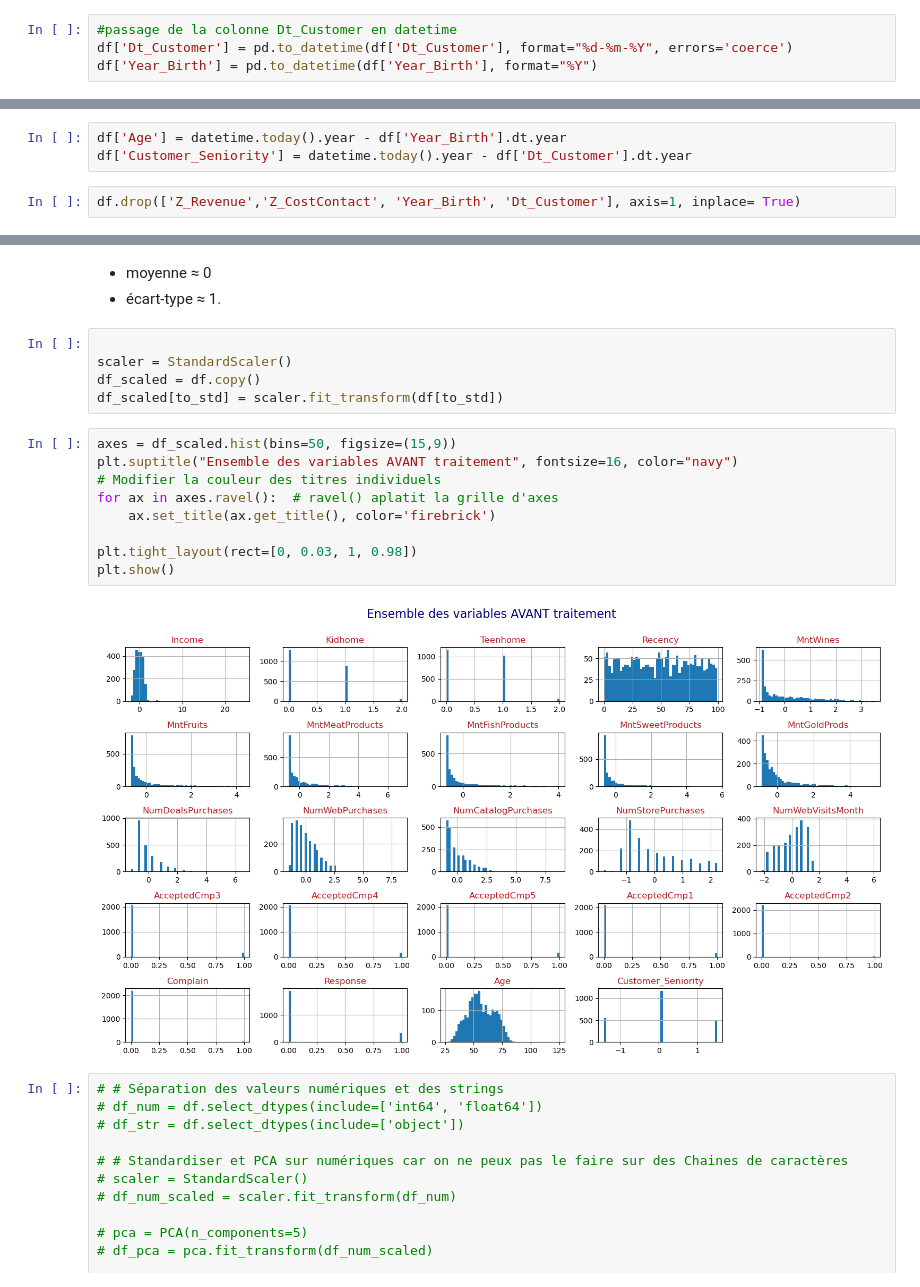
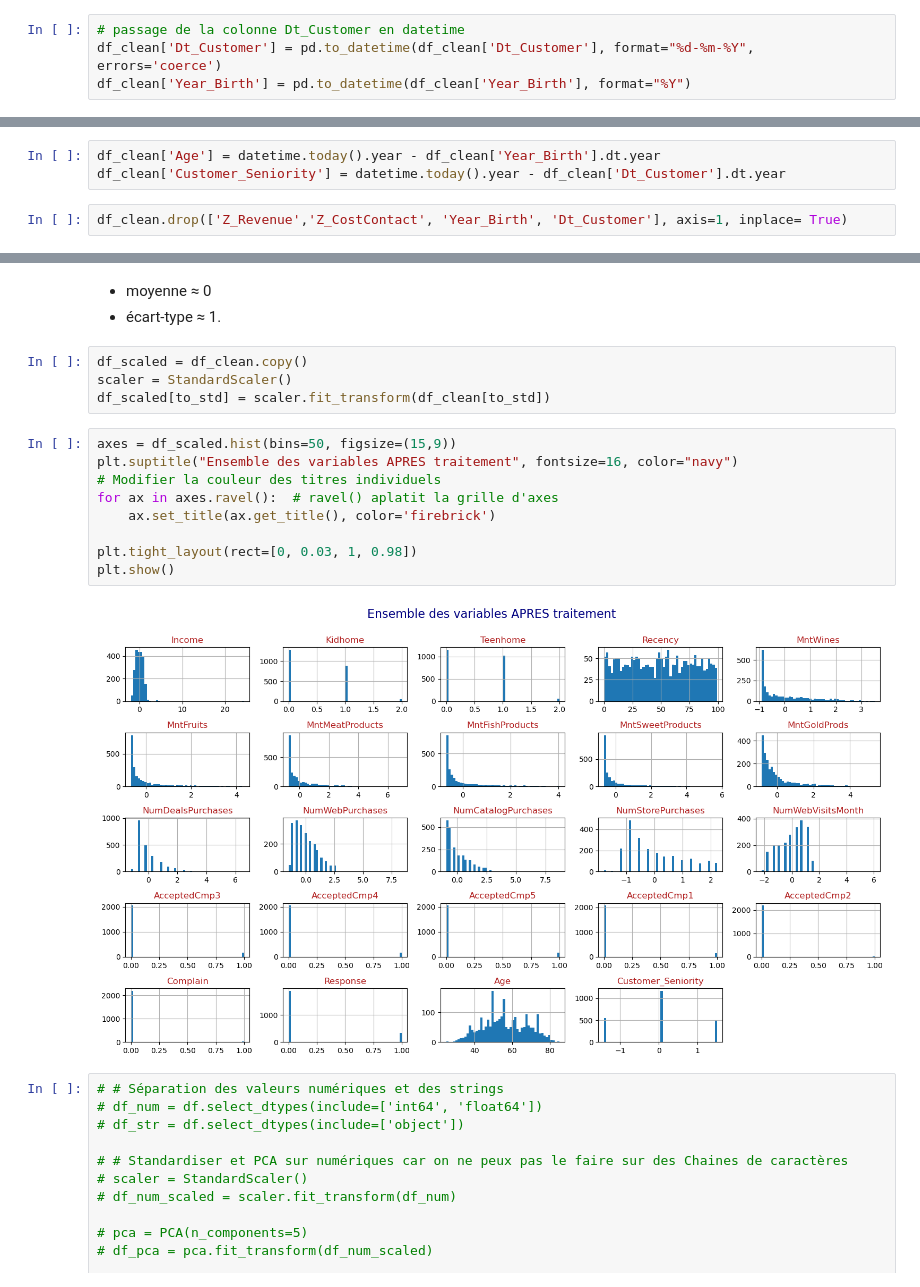
Before and after one commit to bruno-coulet/customer-personality-analysis, a Jupyter notebook: exploration.ipynb, the cells around one changed output, grey strips where cells are left out. Cells and saved outputs as stored; diff of their text form.

```diff
--- a/exploration.ipynb
+++ b/exploration.ipynb
@@ -105,5 +101,5 @@ df.loc[1150, 'Year_Birth'] = 1999
 # %%
-#passage de la colonne Dt_Customer en datetime
-df['Dt_Customer'] = pd.to_datetime(df['Dt_Customer'], format="%d-%m-%Y", errors='coerce')
-df['Year_Birth'] = pd.to_datetime(df['Year_Birth'], format="%Y")
+# passage de la colonne Dt_Customer en datetime
+df_clean['Dt_Customer'] = pd.to_datetime(df_clean['Dt_Customer'], format="%d-%m-%Y", errors='coerce')
+df_clean['Year_Birth'] = pd.to_datetime(df_clean['Year_Birth'], format="%Y")
 # %%
@@ -131,8 +117,8 @@ df.loc[df['Age']==125]
 # %%
-df['Age'] = datetime.today().year - df['Year_Birth'].dt.year
-df['Customer_Seniority'] = datetime.today().year - df['Dt_Customer'].dt.year
+df_clean['Age'] = datetime.today().year - df_clean['Year_Birth'].dt.year
+df_clean['Customer_Seniority'] = datetime.today().year - df_clean['Dt_Customer'].dt.year
 # %%
-df.drop(['Z_Revenue','Z_CostContact', 'Year_Birth', 'Dt_Customer'], axis=1, inplace= True)
+df_clean.drop(['Z_Revenue','Z_CostContact', 'Year_Birth', 'Dt_Customer'], axis=1, inplace= True)
 # %% [markdown]
 ## Standardisation
 # %%
@@ -153,21 +150,20 @@ to_std = ['Income',
 - moyenne ≈ 0
 - écart-type ≈ 1.
 # %%
-
+df_scaled = df_clean.copy()
 scaler = StandardScaler()
-df_scaled = df.copy()
-df_scaled[to_std] = scaler.fit_transform(df[to_std])
+df_scaled[to_std] = scaler.fit_transform(df_clean[to_std])
 # %%
 axes = df_scaled.hist(bins=50, figsize=(15,9))
-plt.suptitle("Ensemble des variables AVANT traitement", fontsize=16, color="navy")
+plt.suptitle("Ensemble des variables APRES traitement", fontsize=16, color="navy")
 # Modifier la couleur des titres individuels
 for ax in axes.ravel():  # ravel() aplatit la grille d'axes
     ax.set_title(ax.get_title(), color='firebrick')
 
 plt.tight_layout(rect=[0, 0.03, 1, 0.98])
 plt.show()
 # %% [output]
-[figure, old version]
+[figure, new version]
 # %%
 # # Séparation des valeurs numériques et des strings
 # df_num = df.select_dtypes(include=['int64', 'float64'])
```
Also changed, not shown: parts of 21 cells of this notebook.
